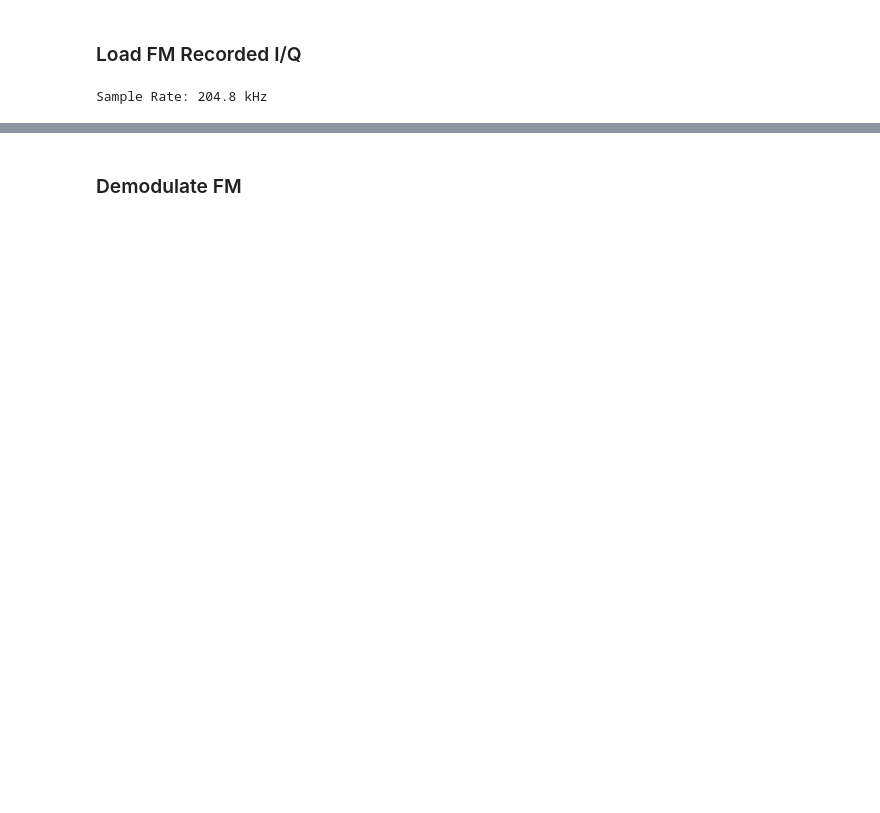
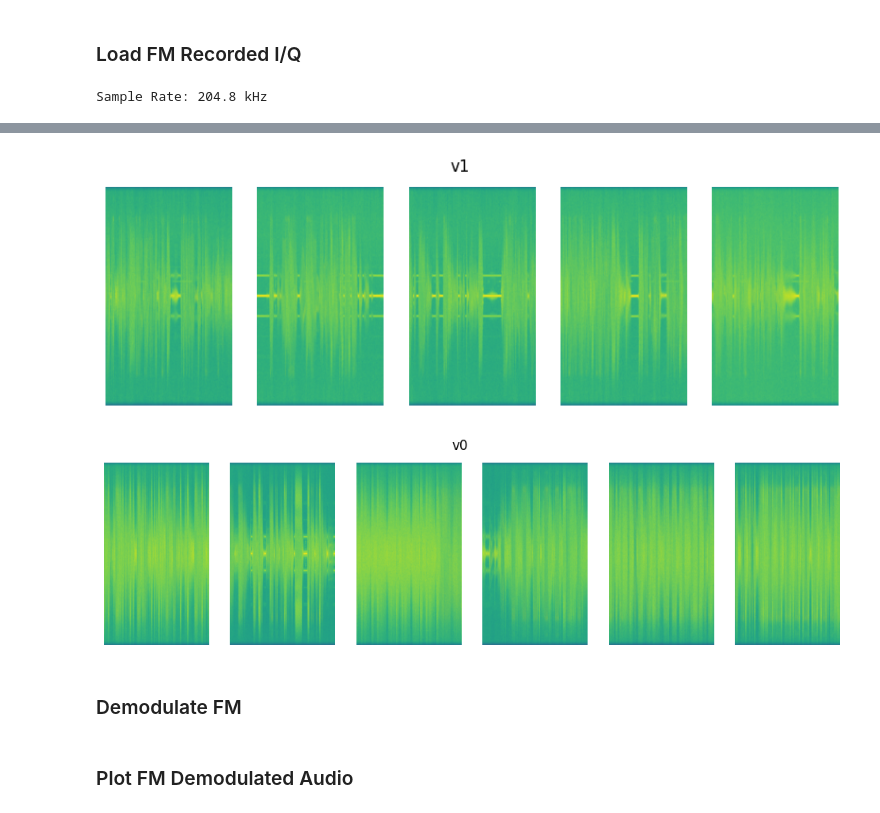
Before and after one commit to bsliston/notebooks, a Jupyter notebook: 04_fm_analysis.ipynb, the cells around one changed output, grey strips where cells are left out. Drawn from its saved outputs; the diff is of its cells as text; code cells hidden in the pictures; blank space fills up the shorter version.

```diff
--- a/04_fm_analysis.ipynb
+++ b/04_fm_analysis.ipynb
@@ -11,10 +11,15 @@ print(f"Sample Rate: {sample_rate_hz/1e3} kHz")
 Sample Rate: 204.8 kHz
 # %%
 root = Path("data/fm-iq/")
-signals = []
-for fil in root.glob("*.npy"):
+names_to_signals = {}
+for fil in root.glob("*/*.npy"):
+    name = fil.parent.stem
+    if name not in names_to_signals:
+        names_to_signals[name] = []
+
     signal = np.load(fil)
     signal.astype(np.complex64)
-    signals.append(signal)
-    print(signal.shape)
+    names_to_signals[name].append(signal)
+    duration = signal.size / sample_rate_hz
+    print(f"Duration: {duration:.01f} sec.")
 # %% [output]
@@ -29,4 +38,0 @@ for fil in root.glob("*.npy"):
-# %%
-for signal in signals:
-    plt.figure()
-    _ = plt.specgram(signal, Fs=sample_rate_hz)
@@ -40,3 +39,21 @@ for signal in signals:
+# %%
+num_plot_samples: int = 1_000_000
+# %%
+for name, signals in names_to_signals.items():
+    num_signals = len(signals)
+    fig, axes = plt.subplots(nrows=1, ncols=num_signals)
+    fig.set_size_inches(w=num_signals * 2.0, h=3.0)
+
+    for sidx, signal in enumerate(signals):
+        ax = axes[sidx]
+        _ = ax.specgram(
+            signal[:num_plot_samples], Fs=sample_rate_hz
+        )
+        ax.axis("off")
+    fig.suptitle(name)
+# %% [output]
+[figure, added]
+[figure, added]
 # %% [markdown]
 ### Demodulate FM
 # %%
@@ -70,0 +95,2 @@ for sidx, signal in enumerate(signals):
+# %% [markdown]
+### Plot FM Demodulated Audio
```
Also changed, not shown: parts of 7 cells of this notebook, 12 other files.
